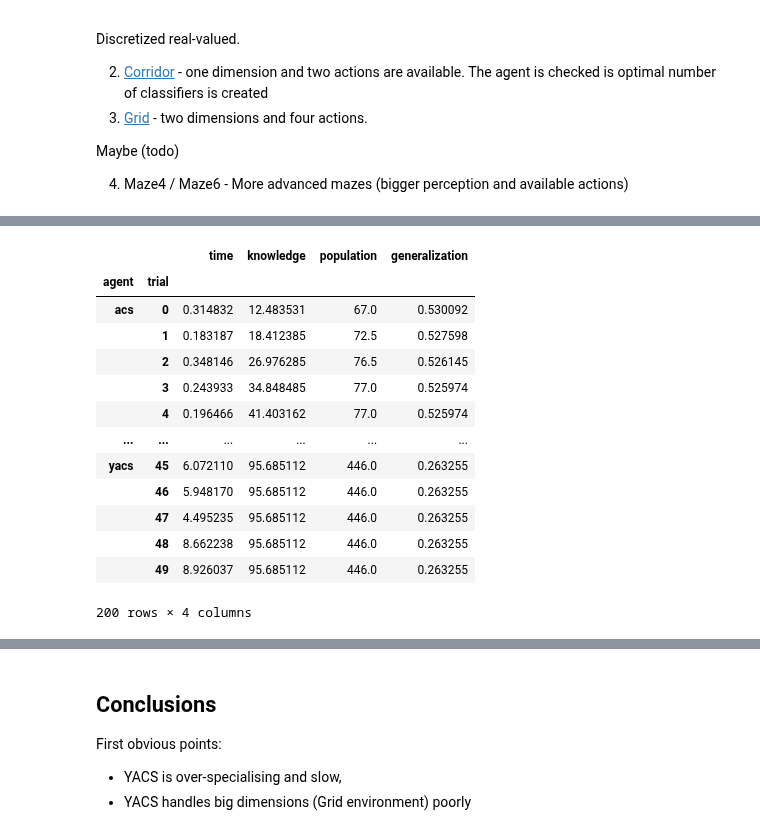
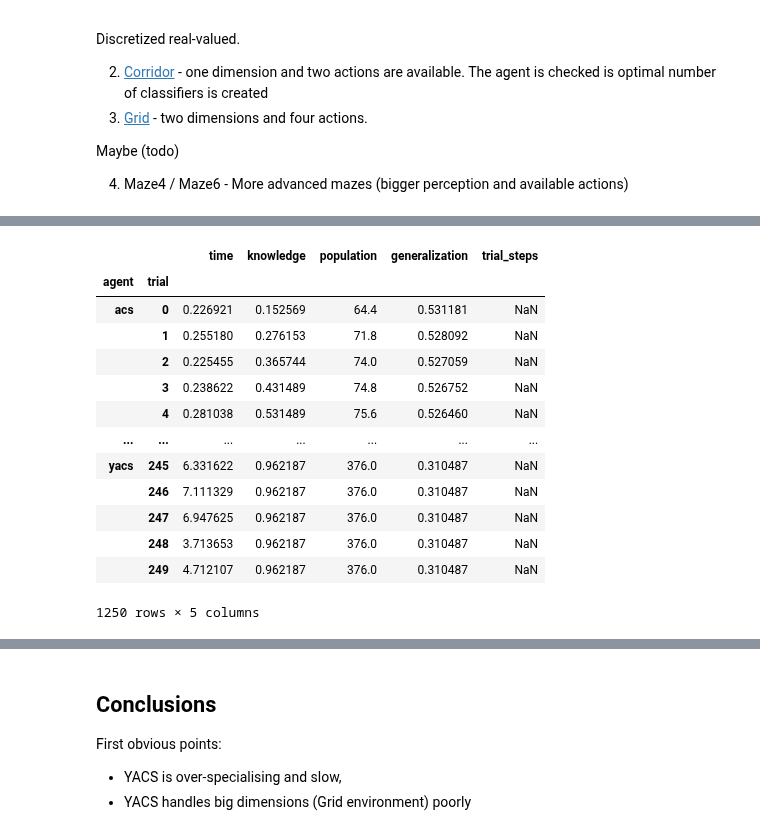
Before and after one commit to ParrotPrediction/pyalcs-experiments, a Jupyter notebook: alcs_comparison/Experiments.ipynb, the cells around one changed output, grey strips where cells are left out. Cells and saved outputs as stored; diff of their text form; code cells hidden in the pictures.

```diff
--- a/alcs_comparison/Experiments.ipynb
+++ b/alcs_comparison/Experiments.ipynb
@@ -335,16 +358,15 @@ def grid_metrics(agent, env):
 # %%
 %%time
-
-grid = gym.make('grid-20-v0')
 
 common_params = {
     'env': grid,
     'classifier_length': 2,
     'possible_actions': 4,
+    'learning_rate': 0.1,
     'environment_adapter': EnvironmentAdapter,
     'metrics_trial_freq': 1,
-    'metrics_fcn': grid_metrics,
-    'explore_trials': 50
+    'metrics_fcn': grid_metrics_collector,
+    'explore_trials': 250
 }
 
 yacs_params = {
@@ -353,13 +375,14 @@ yacs_params = {
 }
 
 dynaq_params = {
-    'num_states': grid.env.observation_space.n,
-    'knowledge_fcn': dynaq_corridor_knowledge_calculator
+    'num_states': len(grid_state_mapping),
+    'perception_to_state_mapper': grid_perception_to_int,
+    'knowledge_fcn': dynaq_grid_knowledge_calculator
 }
 
 grid_metrics = get_from_cache_or_run(
     f'{cache_prefix}/Grid-metrics.dill',
-    lambda: avg_experiments(lambda: run_experiment(common_params, yacs_params=yacs_params, dynaq_params=dynaq_params), n=2))
+    lambda: avg_experiments(lambda: run_experiment(common_params, yacs_params=yacs_params, dynaq_params=dynaq_params), n=5))
 
 grid_metrics
 # %% [output]
@@ -368,15 +391,15 @@ Wall time: 3.08 ms
-|  |  | time | knowledge | population | generalization |
-| agent | trial |  |  |  |  |
-| acs | 0 | 0.314832 | 12.483531 | 67.0 | 0.530092 |
-|  | 1 | 0.183187 | 18.412385 | 72.5 | 0.527598 |
-|  | 2 | 0.348146 | 26.976285 | 76.5 | 0.526145 |
-|  | 3 | 0.243933 | 34.848485 | 77.0 | 0.525974 |
-|  | 4 | 0.196466 | 41.403162 | 77.0 | 0.525974 |
-| ... | ... | ... | ... | ... | ... |
-| yacs | 45 | 6.072110 | 95.685112 | 446.0 | 0.263255 |
-|  | 46 | 5.948170 | 95.685112 | 446.0 | 0.263255 |
-|  | 47 | 4.495235 | 95.685112 | 446.0 | 0.263255 |
-|  | 48 | 8.662238 | 95.685112 | 446.0 | 0.263255 |
-|  | 49 | 8.926037 | 95.685112 | 446.0 | 0.263255 |
+|  |  | time | knowledge | population | generalization | trial_steps |
+| agent | trial |  |  |  |  |  |
+| acs | 0 | 0.226921 | 0.152569 | 64.4 | 0.531181 | NaN |
+|  | 1 | 0.255180 | 0.276153 | 71.8 | 0.528092 | NaN |
+|  | 2 | 0.225455 | 0.365744 | 74.0 | 0.527059 | NaN |
+|  | 3 | 0.238622 | 0.431489 | 74.8 | 0.526752 | NaN |
+|  | 4 | 0.281038 | 0.531489 | 75.6 | 0.526460 | NaN |
+| ... | ... | ... | ... | ... | ... | ... |
+| yacs | 245 | 6.331622 | 0.962187 | 376.0 | 0.310487 | NaN |
+|  | 246 | 7.111329 | 0.962187 | 376.0 | 0.310487 | NaN |
+|  | 247 | 6.947625 | 0.962187 | 376.0 | 0.310487 | NaN |
+|  | 248 | 3.713653 | 0.962187 | 376.0 | 0.310487 | NaN |
+|  | 249 | 4.712107 | 0.962187 | 376.0 | 0.310487 | NaN |
-200 rows × 4 columns
+1250 rows × 5 columns
 # %%
```
Also changed, not shown: parts of 13 cells of this notebook, 5 other files.
